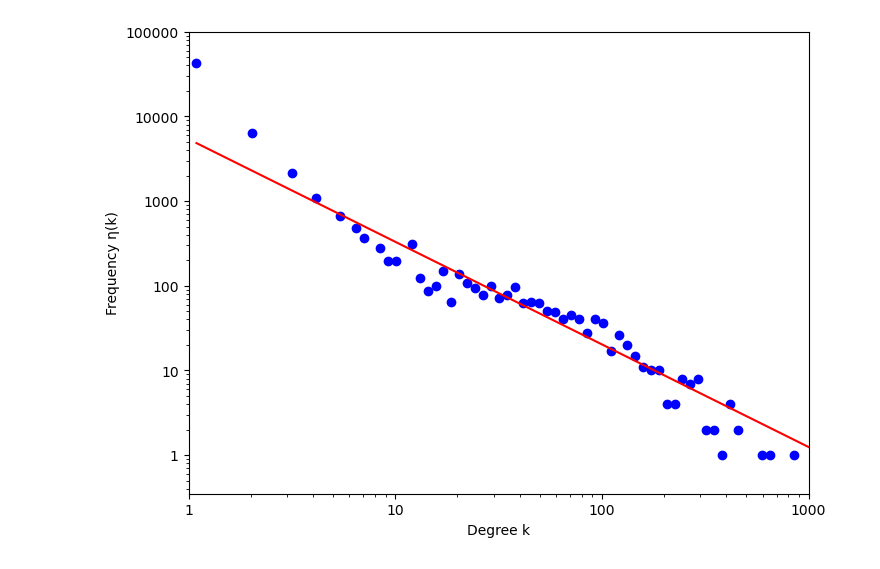
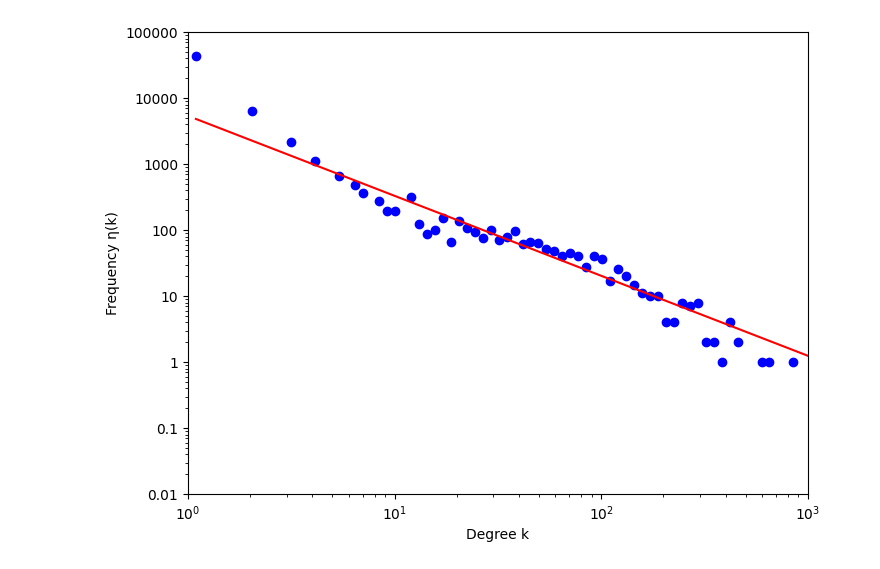
Before and after one commit to jack-margeson/email-topology, a Jupyter notebook: email-topology.ipynb, the cells around one changed output. Drawn from its saved outputs; the diff is of its cells as text; code cells hidden in the pictures.

Commit message:
Figure 2 replication

```diff
--- a/email-topology.ipynb
+++ b/email-topology.ipynb
@@ -10,7 +10,7 @@ from scipy.optimize import curve_fit
 raw_dataset_file = open('email.edgelist.txt', 'rb')
 emails = nx.read_edgelist(raw_dataset_file);
 # %%
-# Plot the degree distribution of the email network.
+# PLOT 1: Plot the degree distribution of the email network.
 
 # Set the figure and axis for the plot.
 fig, ax = plt.subplots(figsize=(8, 6))
@@ -30,32 +30,33 @@ hist, bin_edges = np.histogram(list(degrees.values()), bins=bins)
 # Filter out zero values before performing the logarithmic transformation.
 # This removes any bins that contain no value, so that when we go to
 # calculate the best line fit, we don't get a division-by-zero runtime error.
 non_zero_mask = hist != 0
 log_bin_edges = np.log10(bin_edges[1:][non_zero_mask])
 log_hist = np.log10(hist[non_zero_mask])
 
 # Plot the double log graph of degree frequencies.
 ax.loglog(bin_edges[1:], hist, 'bo')
 
 # Fit a line to the data using numpy.polyfit.
 # Use a degree of 1 for a linear fit.
 slope, intercept = np.polyfit(log_bin_edges, log_hist, 1)
 # Create the best-fit line using the slope and intercept.
 best_fit_line = lambda x: 10**(intercept) * x**slope
 # Plot the best-fit line.
 ax.loglog(bin_edges[1:], best_fit_line(bin_edges[1:]), 'r-')
 
 # Set the x-axis and y-axis tick formatters to display full labels.
 ax.xaxis.set_major_formatter(ticker.ScalarFormatter(useMathText=False, useOffset=False))
 ax.yaxis.set_major_formatter(ticker.ScalarFormatter(useMathText=False, useOffset=False))
 
 # Add graph formatting.
 plt.xlim(1,1000)
-plt.ylim(0.35,100000)
+plt.ylim(0.01,100000)
+plt.yticks([0.01, 0.1, 1, 10, 100, 1000, 10000, 100000], ['0.01', '0.1', '1', '10', '100', '1000', '10000', '100000'])
 plt.xlabel('Degree k')
 plt.ylabel('Frequency η(k)')
 
 # Show graph.
 plt.show()
 # %% [output]
-[figure, old version]
+[figure, new version]
```
Also changed, not shown: parts of 1 cell of this notebook.
